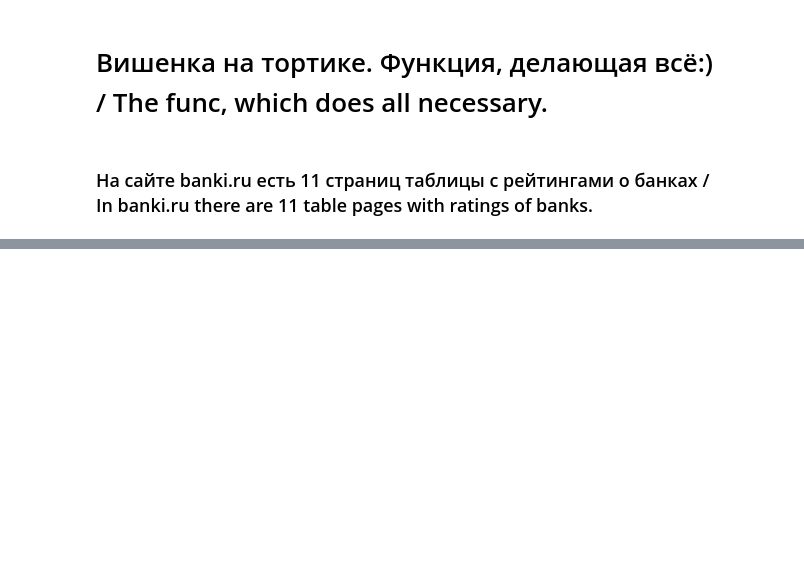
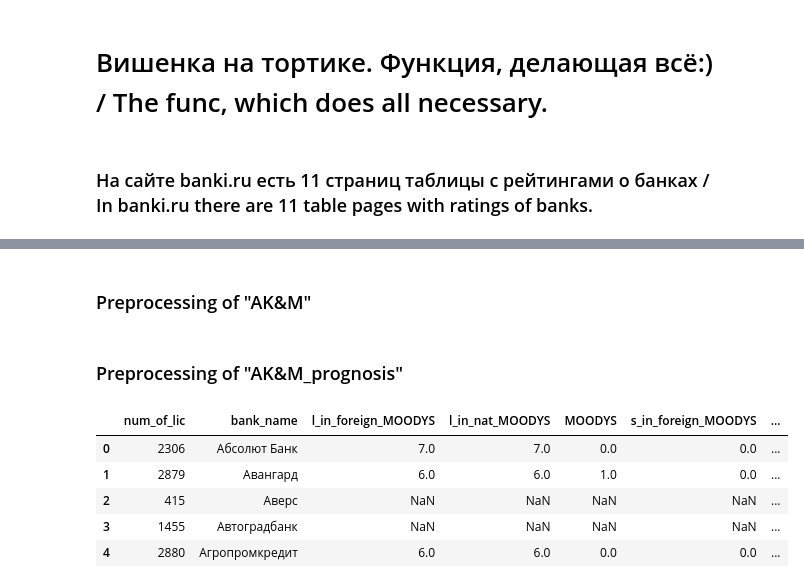
Before and after one commit to kotikkonstantin/bankiru, a Jupyter notebook: bankiru_parsing.ipynb, the cells around one changed output, grey strips where cells are left out. Drawn from its saved outputs; the diff is of its cells as text; code cells hidden in the pictures; blank space fills up the shorter version.

```diff
--- a/bankiru_parsing.ipynb
+++ b/bankiru_parsing.ipynb
@@ -506,0 +611,8 @@ data.to_csv("bank_ratings.csv",index=False)
+# %%
+data["NRA"] = data["NRA"].astype("str")
+data["NRA"].replace(to_replace = "-2", value = '-1', inplace = True)
+data["NRA"].replace(to_replace = ['D', 'C-', "C", "C+","CC-", "CC", "CC+", "B-", "B", "B+", "BB-", \
+        "BB", "BB+", "BBB-", "BBB", "BBB+", "A-", "A", "A+", "AA-", "AA", "AA+", "AAA"],\
+                    value = [0,1,2,3,4,5,6,7,8,9,10,11,12,13,14,15,16,17,18,19,20,21,22], inplace = True)
+#Values of Series are set in numeric except value "nan", which will be NaN
+data["NRA"] = pd.to_numeric(data["NRA"], errors="coerce")
@@ -506,0 +621,34 @@ data.to_csv("bank_ratings.csv",index=False)
+# %%
+data["NRA_prognosis"] = data["NRA_prognosis"].astype("str")
+data["NRA_prognosis"].replace(to_replace = ['негативный', 'стабильный', 'позитивный'],\
+                              value = [0,1,2], inplace = True)
+
+#Values of Series are set in numeric except value nan, which will be nan
+data["NRA_prognosis"] = pd.to_numeric(data["NRA_prognosis"], errors="coerce")
+# %% [markdown]
+### Preprocessing of "AK&M"
+# %%
+data["AK&M"] = data["AK&M"].astype("str")
+data["AK&M"].replace(to_replace = "-2", value = '-1', inplace = True)
+data["AK&M"].replace(to_replace = ['D', 'C', "C+","C++", "B", "B+", "B++", "A", "A+", "A++"],\
+                     value = [0,1,2,3,4,5,6,7,8,9], inplace = True)
+#Values of Series are set in numeric except value "nan", which will be NaN
+data["AK&M"] = pd.to_numeric(data["AK&M"], errors="coerce")
+# %% [markdown]
+### Preprocessing of "AK&M_prognosis"
+# %%
+data["AK&M_prognosis"] = data["AK&M_prognosis"].astype("str")
+data["AK&M_prognosis"].replace(to_replace = ['негативный', 'стабильный', 'позитивный'],\
+                               value = [0,1,2], inplace = True)
+
+#Values of Series are set in numeric except value nan, which will be nan
+data["AK&M_prognosis"] = pd.to_numeric(data["AK&M_prognosis"], errors="coerce")
+# %%
+data.head()
+# %% [output]
+|  | num_of_lic | bank_name | l_in_foreign_MOODYS | l_in_nat_MOODYS | MOODYS | s_in_foreign_MOODYS | ... |
+| 0 | 2306 | Абсолют Банк | 7.0 | 7.0 | 0.0 | 0.0 | ... |
+| 1 | 2879 | Авангард | 6.0 | 6.0 | 1.0 | 0.0 | ... |
+| 2 | 415 | Аверс | NaN | NaN | NaN | NaN | ... |
+| 3 | 1455 | Автоградбанк | NaN | NaN | NaN | NaN | ... |
+| 4 | 2880 | Агропромкредит | 6.0 | 6.0 | 0.0 | 0.0 | ... |
```
Also changed, not shown: parts of 26 cells of this notebook, 3 other files.
